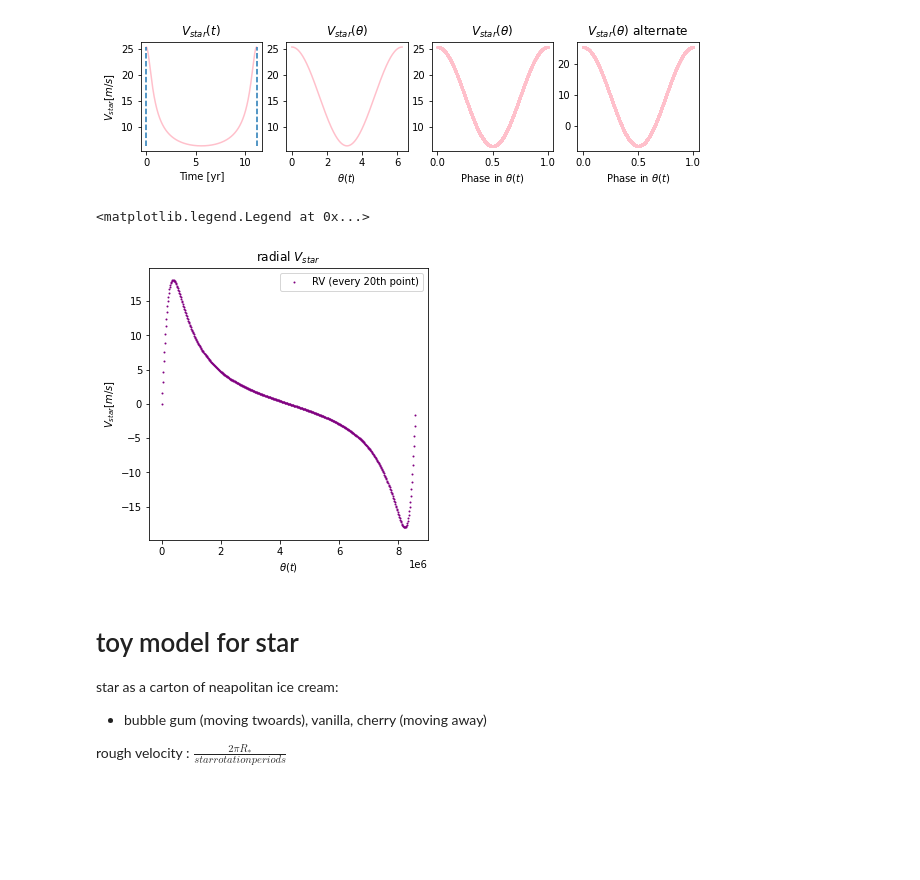
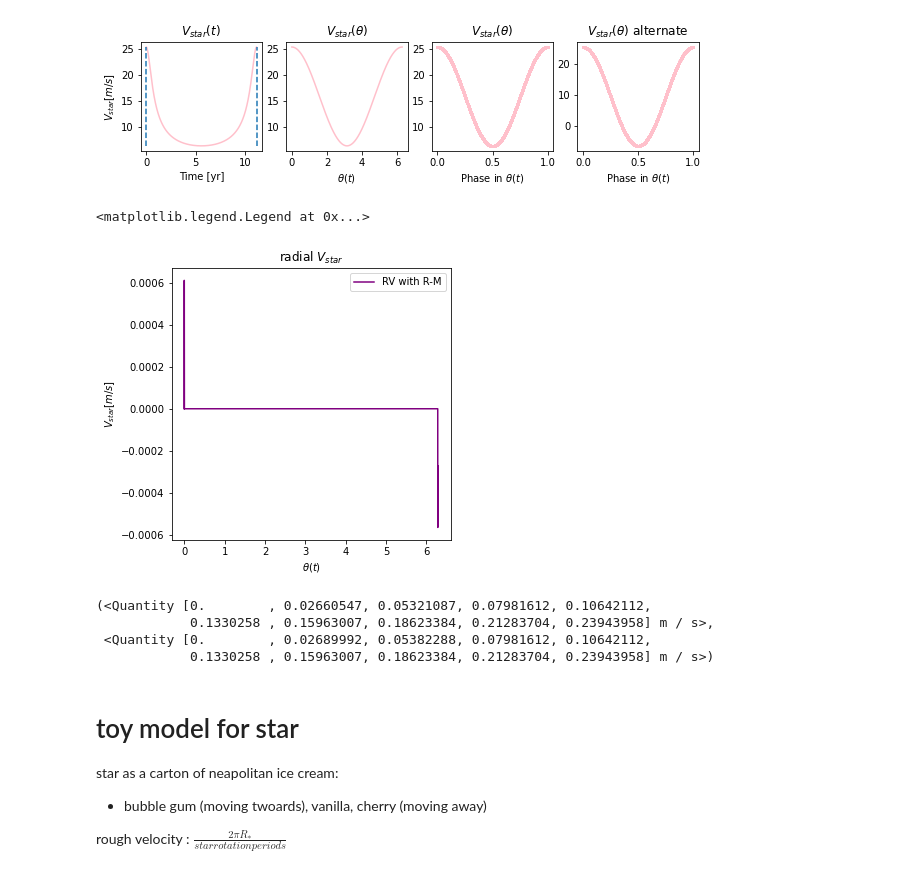
Before and after one commit to namagu/rossiter-mclaughlin-coaddventure, a Jupyter notebook: rv_from_scratch.ipynb, the cells around one changed output. Cells and saved outputs as stored; diff of their text form; code cells hidden in the pictures; blank space fills up the shorter version.

```diff
--- a/rv_from_scratch.ipynb
+++ b/rv_from_scratch.ipynb
@@ -176,7 +181,7 @@ planet + star overlap at 7 time points
 
 x_boundaries = [left_edge, left_edge*(1/3), right_edge*(1/3), right_edge]
 
-testN = 10000
+testN = 50000
 pl_r = rp.to(u.AU).value
 st_r = rstar.to(u.AU).value
 
@@ -206,8 +211,20 @@ blue_x, blue_y = [],[]
 # tally up the change in RV due to Ross-McL
 drvs = np.zeros(len(around_transit_y))
 
+orbit_drvs = np.zeros(len(y_orbit)) # track for whole orbit
+
+debug = False
+
 # of points on star disk, select points on disk of planet as a function of time
-for position in around_transit_y:
+for q in range(len(around_transit_y)):
+    drv = 0.
+    position = around_transit_y[q]
+
+    # get index relative to full-orbit array
+    thing = [i for i in range(len(y_orbit)) if y_orbit[i] == position][0]
+    print("index in y_orbit:",thing)
+
+    # is the point in the disk of the planet
     test_rp = np.sqrt((star_xtest - position)**2 + (star_ytest - pl_y)**2)
     in_planet_mask =  test_rp < pl_r
     pl_xtest = star_xtest[in_planet_mask]
@@ -218,22 +235,24 @@ for position in around_transit_y:
     blue_mask = (pl_xtest > x_boundaries[0]) & (pl_xtest < x_boundaries[1])
     blue_blocked = len(pl_xtest[blue_mask])/ starN
     drv -= blue_blocked
-    print(f"{blue_blocked*100}% blue light blocked")
+    if debug: print(f"{blue_blocked*100}% blue light blocked")
 
     # white
     # no contribution to red/blue shift
     white_mask = (pl_xtest > x_boundaries[1]) & (pl_xtest < x_boundaries[2])
     white_blocked = len(pl_xtest[white_mask]) / starN
-    print(f"{white_blocked*100}% white light blocked")
+    if debug: print(f"{white_blocked*100}% white light blocked")
 
     # red
     # looks more blue-shifted (moving towards viewer)
     red_mask = (pl_xtest > x_boundaries[2]) & (pl_xtest < x_boundaries[3])
     red_blocked = len(pl_xtest[red_mask]) / starN
     drv += red_blocked
-    print(f"{red_blocked*100}% red light blocked")
+    if debug: print(f"{red_blocked*100}% red light blocked")
 
-    drvs[position] = drv
+    drvs[q] = drv
+    orbit_drvs[thing] = drv
+
     print(f"total Ross-McL dRV at this position: {drv}\n")
 
 
@@ -491,19 +588,36 @@ Text(0, 0.5, '$V_{star} [m/s]$')
 # %%
 # figure setup
 fig = plt.figure(figsize=(5,5))
 ax = fig.add_subplot()
 
 # actual radial velocity
-skip = 20
-ax.scatter(t_array[::skip], rv[::skip],
-           s=1, c='purple',label=f"RV (every {skip}th point)")
+skip = 1
+#ax.plot(thetas[::skip], rv[::skip],
+#           c='gainsboro',label=f"RV (every {skip}th point)")
+#ax.scatter(thetas, rv,
+#           c='pink', label=f"RV with R-M")
+ax.plot(thetas, np.abs(rv)*orbit_drvs,
+           c='purple', label=f"RV with R-M")
+
+
+# formatting
 ax.set_title(r"radial $V_{star}$")
 ax.set_xlabel(r"$\theta(t)$")
 ax.set_ylabel(r"$V_{star} [m/s]$")
+
+#ax.set_xlim(0,np.pi*0.01)
+#ax.set_ylim(-0.5,0.5)
 plt.legend()
 # %% [output]
 <matplotlib.legend.Legend at 0x...>
-[figure, old version]
+[figure, new version]
+# %%
+rv[0:10],rmrv[0:10]
+# %% [output]
+(<Quantity [0.        , 0.02660547, 0.05321087, 0.07981612, 0.10642112,
+            0.1330258 , 0.15963007, 0.18623384, 0.21283704, 0.23943958] m / s>,
+ <Quantity [0.        , 0.02689992, 0.05382288, 0.07981612, 0.10642112,
+            0.1330258 , 0.15963007, 0.18623384, 0.21283704, 0.23943958] m / s>)
 # %% [markdown]
 # toy model for star
 
```
Also changed, not shown: parts of 14 cells of this notebook.
